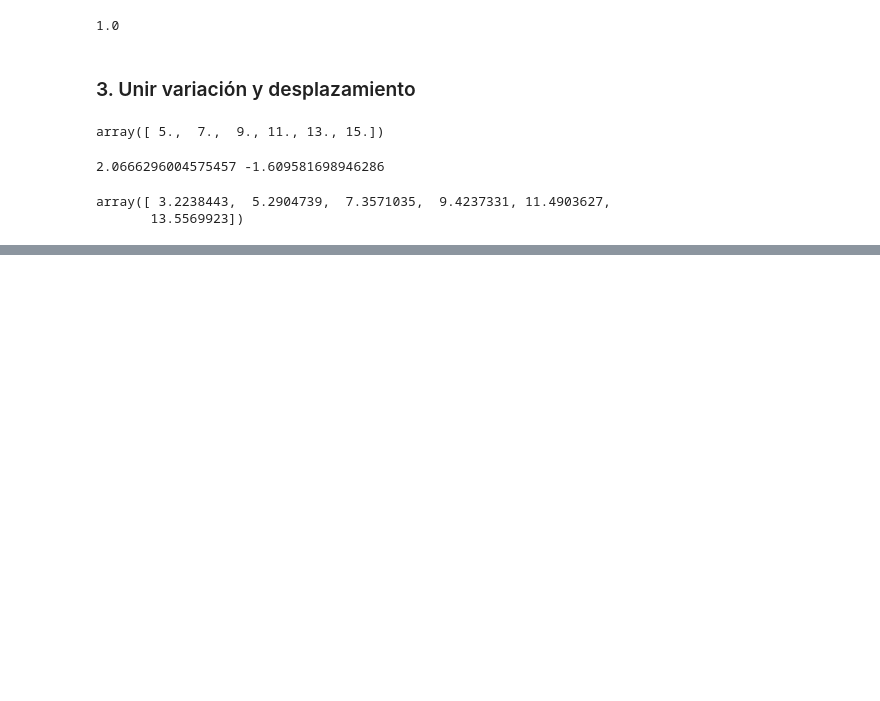
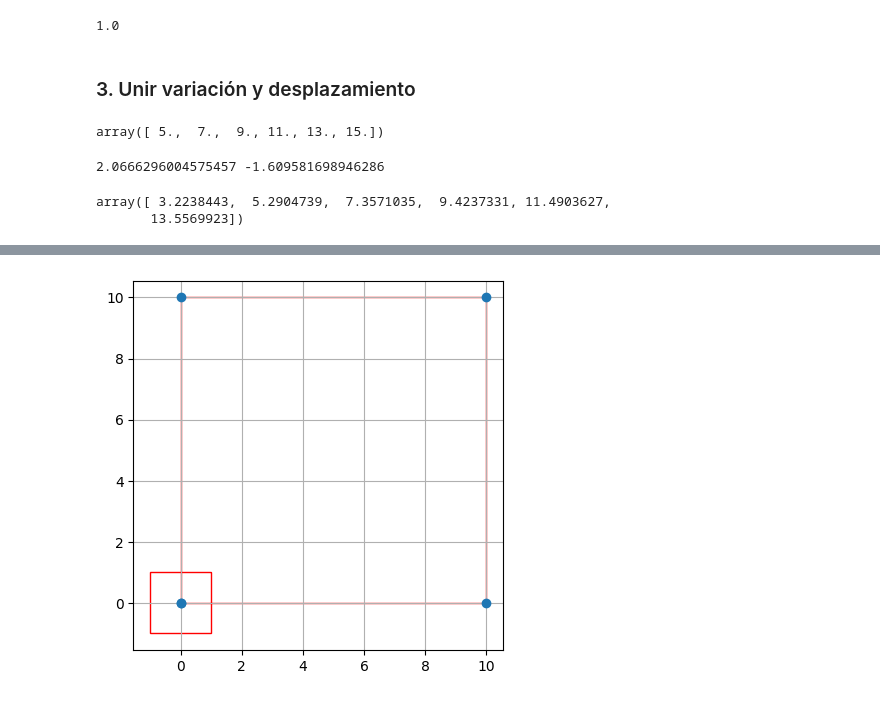
Before and after one commit to rmserra/proyecto-de-graduacion, a Jupyter notebook: modelo_sinpoo.ipynb, the cells around one changed output, grey strips where cells are left out. Saved outputs shown, nothing was run; the diff lists cells and outputs as text; code cells hidden in the pictures; blank space fills up the shorter version.

```diff
--- a/modelo_sinpoo.ipynb
+++ b/modelo_sinpoo.ipynb
@@ -526,0 +653,8 @@ otra_funcion(5)
+# %%
+cuadrado = Polygon([(0,0),(10,0),(10,10),(0,10)])
+plot_polygon(cuadrado, facecolor='None', edgecolor='red')
+coord = Polygon([(1,1),(1,-1),(-1,-1),(-1,1)])
+plot_polygon(coord, add_points = False,facecolor='None', edgecolor = 'red')
+plt.show()
+# %% [output]
+[figure, added]
```
Also changed, not shown: parts of 48 cells of this notebook.
